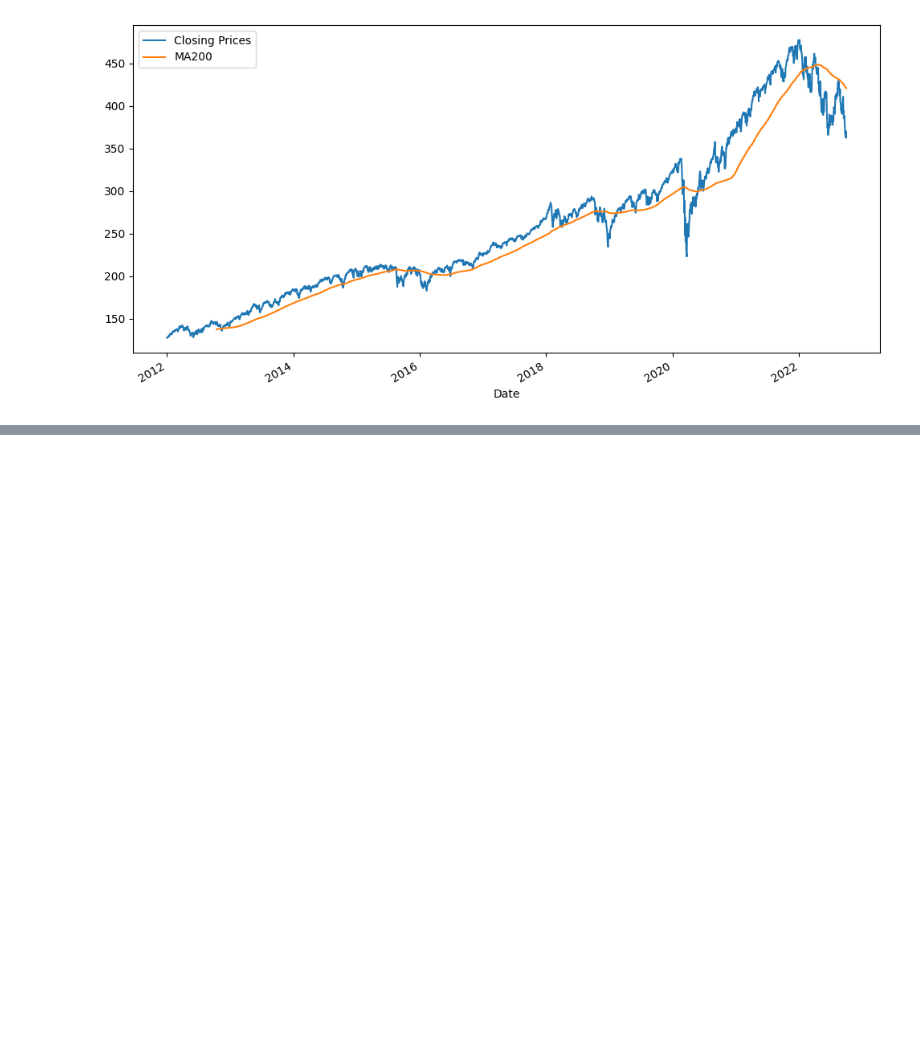
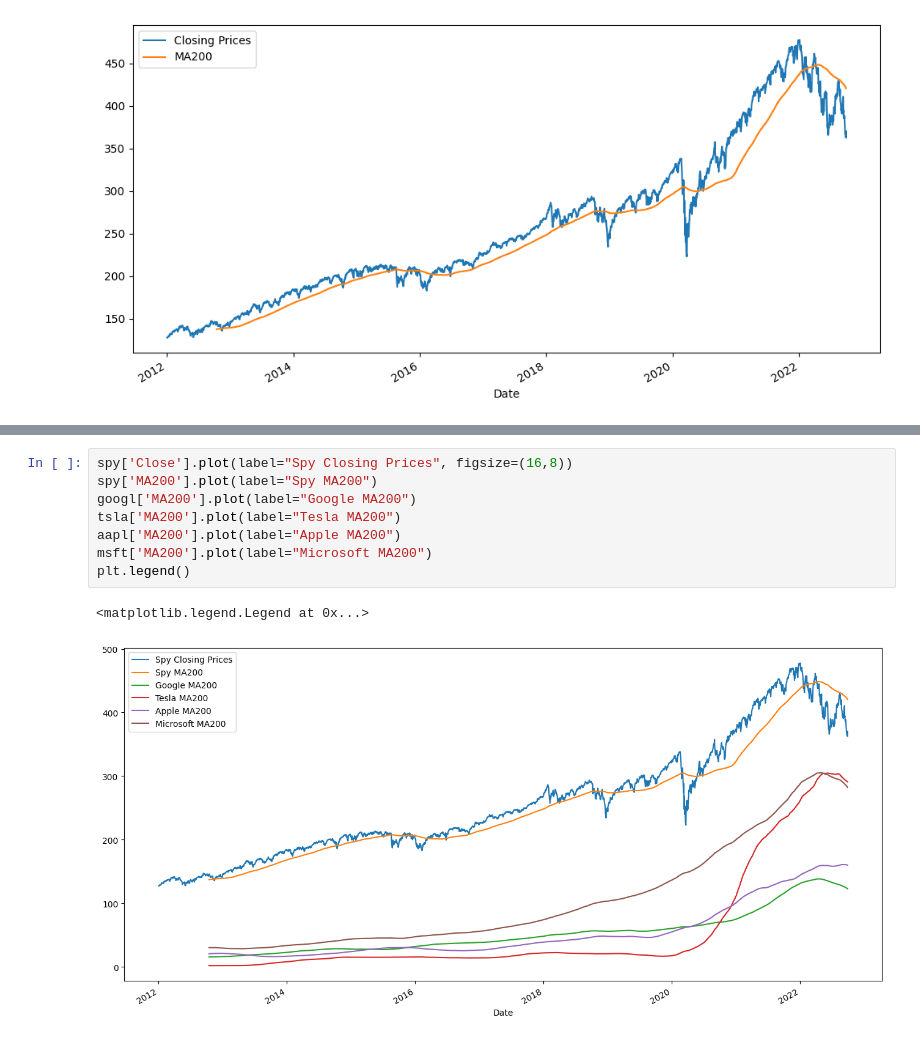
Before and after one commit to andykr1k/StockBackTesting, a Jupyter notebook: DataReader.ipynb, the cells around one changed output, grey strips where cells are left out. Saved outputs shown, nothing was run; the diff lists cells and outputs as text; blank space fills up the shorter version.

```diff
--- a/DataReader.ipynb
+++ b/DataReader.ipynb
@@ -218,0 +242,11 @@ plt.legend()
+# %%
+spy['Close'].plot(label="Spy Closing Prices", figsize=(16,8))
+spy['MA200'].plot(label="Spy MA200")
+googl['MA200'].plot(label="Google MA200")
+tsla['MA200'].plot(label="Tesla MA200")
+aapl['MA200'].plot(label="Apple MA200")
+msft['MA200'].plot(label="Microsoft MA200")
+plt.legend()
+# %% [output]
+<matplotlib.legend.Legend at 0x...>
+[figure, added]
```
Also changed, not shown: parts of 5 cells of this notebook.
